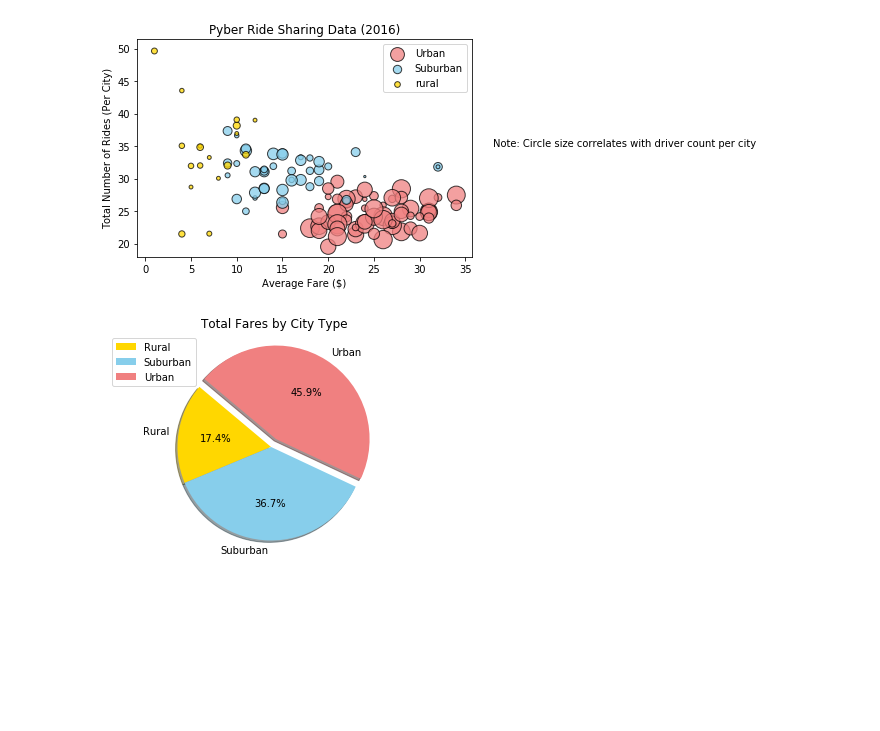
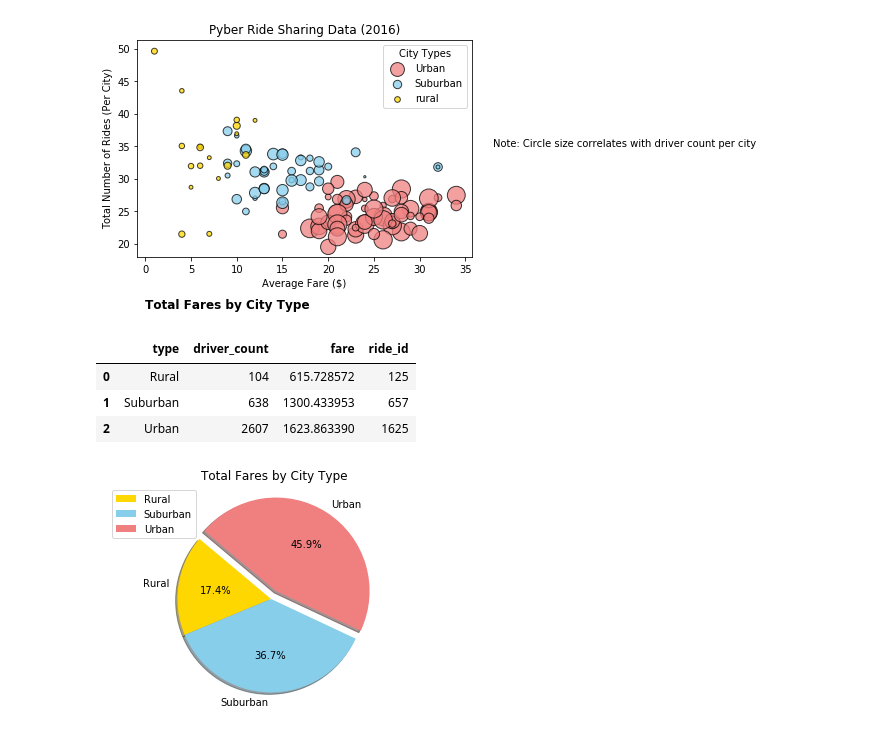
Before and after one commit to donnaadietrich/utexas-homework-matplotlib, a Jupyter notebook: Pyber/pyber.ipynb, the cells around one changed output. Drawn from its saved outputs; the diff is of its cells as text; code cells hidden in the pictures; blank space fills up the shorter version.

```diff
--- a/Pyber/pyber.ipynb
+++ b/Pyber/pyber.ipynb
@@ -44,21 +44,24 @@ rural_df = pyber_df.loc[pyber_df['type'] == 'Rural']
 # %%
 # * Average Fare ($) Per City
 # * Total Number of Rides Per City
 # * Total Number of Drivers Per City
 # * City Type (Urban, Suburban, Rural)
 plt.scatter(urban_df["ride_id"], urban_df["fare"], marker="o", facecolors="lightcoral", edgecolors="black", s=(urban_df["driver_count"] * 5), alpha=0.75, label="Urban")
 plt.scatter(suburban_df["ride_id"], suburban_df["fare"], marker="o", facecolors="skyblue", edgecolors="black", s=(suburban_df["driver_count"] * 5), alpha=0.75, label="Suburban")
 plt.scatter(rural_df["ride_id"], rural_df["fare"], marker="o", facecolors="gold", edgecolors="black", s=(rural_df["driver_count"] * 5), alpha=0.75, label="rural")
+#plt.grid()
 plt.title("Pyber Ride Sharing Data (2016)")
 plt.xlabel("Average Fare ($)")
 plt.ylabel("Total Number of Rides (Per City)")
-plt.legend()
+plt.legend(title="City Types")
 data = "Note: Circle size correlates with driver count per city"
+main_title = "Total Fares by City Type"
 plt.text(38,35,data)
+plt.text(0,10,main_title,fontsize=12,fontweight="bold")
 plt.savefig("pyberbubblechart.png")
 plt.show()
 # %% [output]
-[figure, old version]
+[figure, new version]
 # %%
 # In addition, you will be expected to produce the following three pie charts:
 # * % of Total Fares by City Type
@@ -66,7 +69,12 @@ plt.show()
 # * % of Total Drivers by City Type
 groupby_type = pyber_df.groupby(["type"]).sum()
 groupby_type = groupby_type.reset_index(drop=False)
-#groupby_type.head()
+groupby_type.head()
+# %% [output]
+|  | type | driver_count | fare | ride_id |
+| 0 | Rural | 104 | 615.728572 | 125 |
+| 1 | Suburban | 638 | 1300.433953 | 657 |
+| 2 | Urban | 2607 | 1623.863390 | 1625 |
 # %%
 # * % of Total Fares by City Type
 colors = ['gold', 'skyblue', 'lightcoral']
```
Also changed, not shown: 6 other files.
